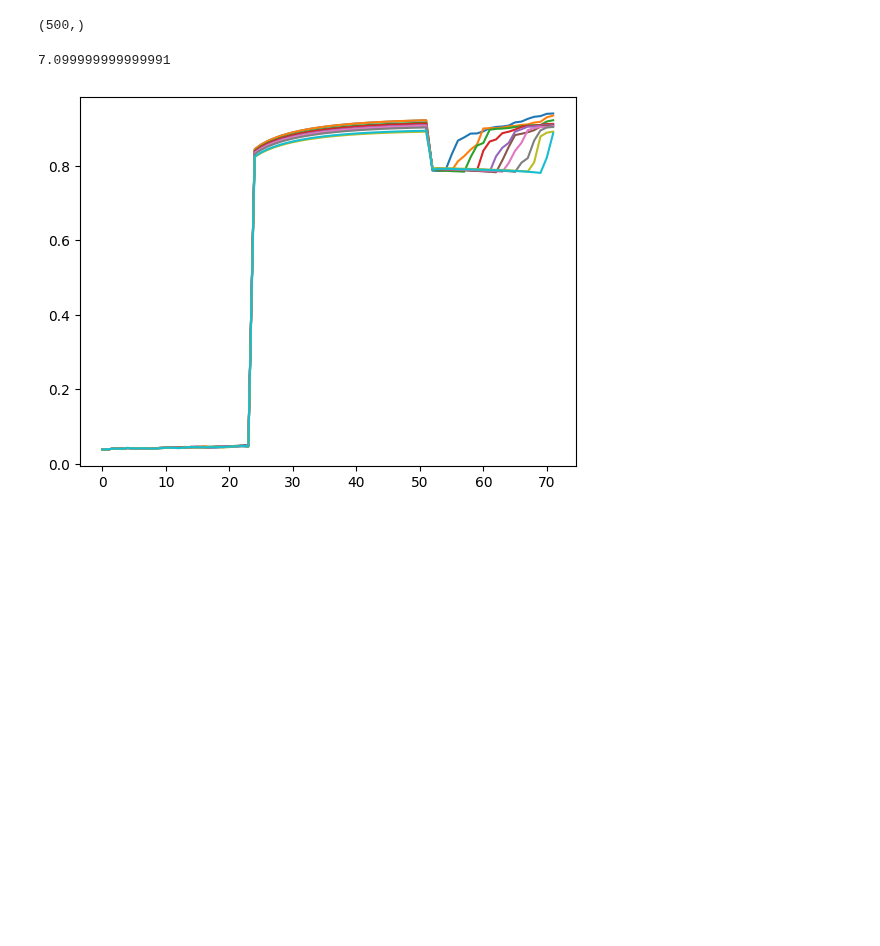
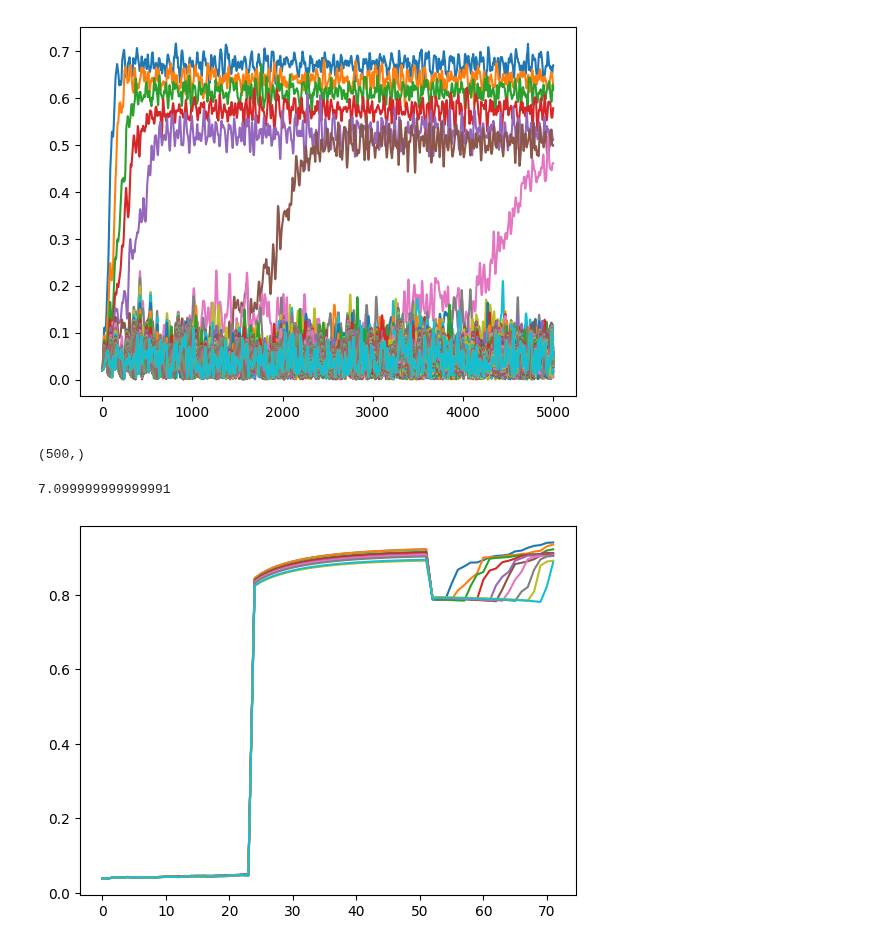
Before and after one commit to Gug-Young/Kuramoto-model, a Jupyter notebook: 230711 phase diagram TLO algorithm.ipynb, the cells around one changed output. Cells and saved outputs as stored; diff of their text form; code cells hidden in the pictures; blank space fills up the shorter version.

```diff
--- a/230711 phase diagram TLO algorithm.ipynb
+++ b/230711 phase diagram TLO algorithm.ipynb
@@ -20,7 +20,7 @@ from TO_sim.To_Draw import Draw_avg_vel_r
 from tqdm.notebook import tqdm
 # %%
 m_set = np.arange(0.1,10+0.1/2,0.1).reshape(-1,1)
-K = 0
+K = 2
 seed = 11
 N = 500
 theta_init,omega,Kc = Normal(N,0,1,seed=seed)
@@ -32,7 +32,7 @@ omega_sets = (np.ones((N_set,1))*omega)
 
 
 # m = 10
-t_end = 500
+t_end = 1000
 dt =0.1
 t = np.arange(0,t_end,dt)
 theta_set, dtheta_set,rs = mf2_sets_TLO(m_set = m_set,N=N,K=K,t_array=t,p_theta=theta_sets,p_dtheta= 0*omega_sets,p_omega=omega_sets,result_time=int((t_end-350)*(1/dt)))
@@ -116,6 +120,10 @@ for _ in tqdm(list(range(28))):
     K = K +0.1
     theta_set, dtheta_set,rs = mf2_sets_TLO(m_set = m_set,N=N,K=K,t_array=t,p_theta=last_theta,p_dtheta=last_dtheta,p_omega=omega_sets,result_time=int((t_end-350)*(1/dt)))
     (last_theta,last_dtheta) = hysterisis_col(df_Km,(theta_set, dtheta_set,rs),theta_col,dtheta_col,K,m_set)
+# %%
+plt.plot(rs.T[0].T);
+# %% [output]
+[figure, added]
 # %%
 dtheta_set[-1][0].shape
 # %% [output]
```
Also changed, not shown: parts of 5 cells of this notebook, 9 other files.
